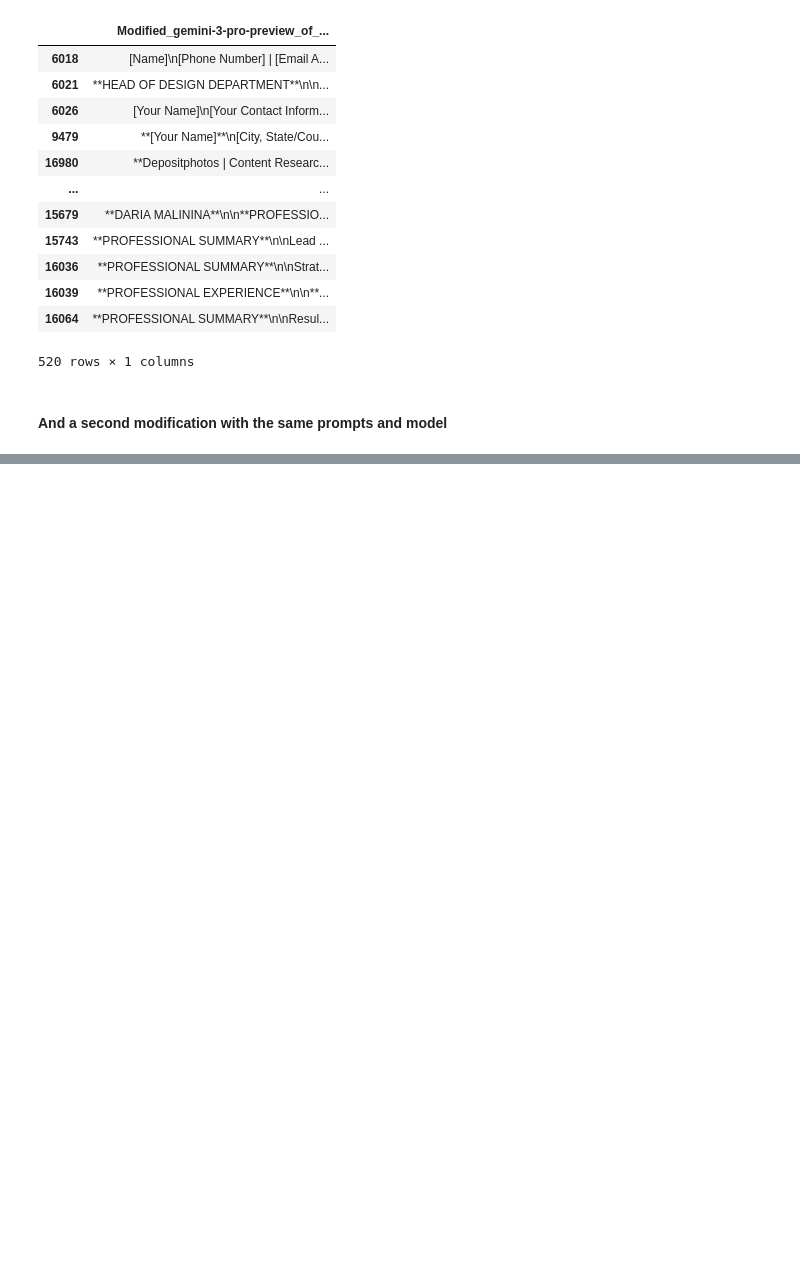
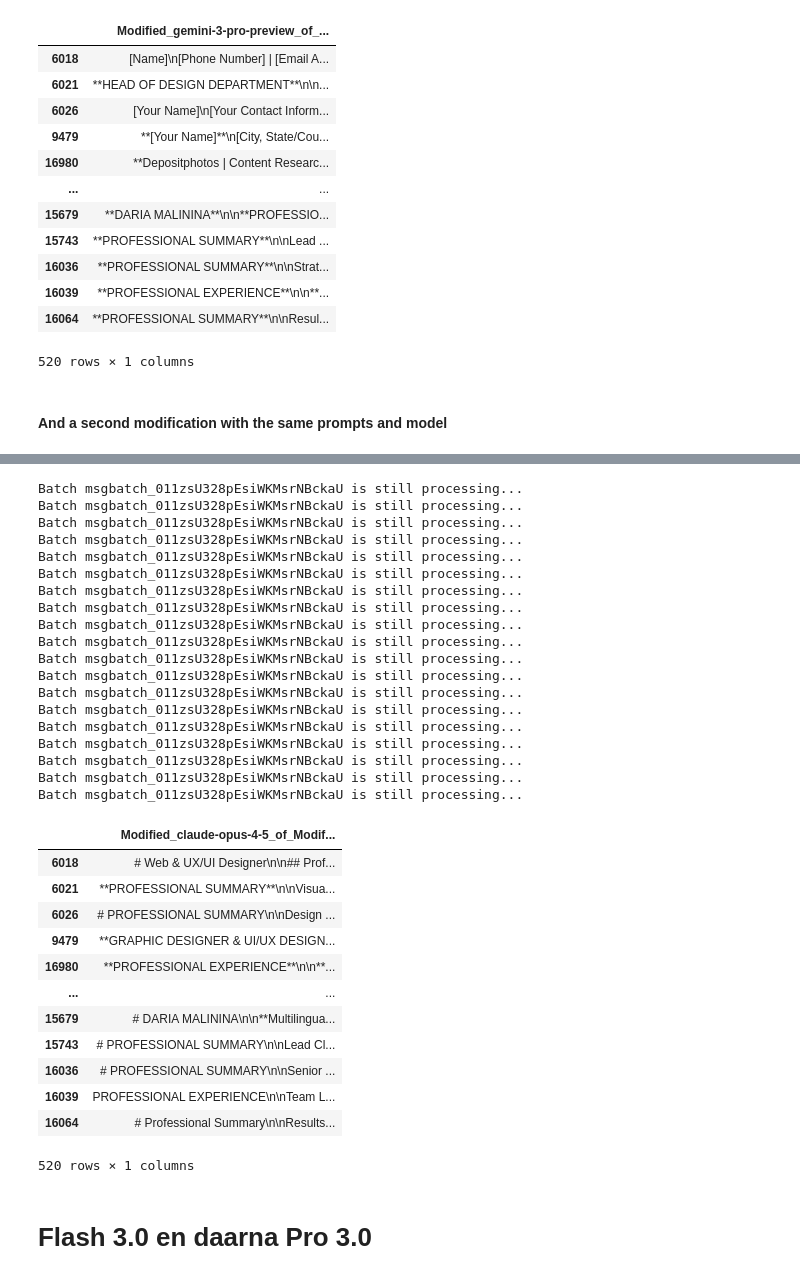
Before and after one commit to pvdklei/FACT, a Jupyter notebook: pepijn/modify.ipynb, the cells around one changed output, grey strips where cells are left out. Saved outputs shown, nothing was run; the diff lists cells and outputs as text; code cells hidden in the pictures; blank space fills up the shorter version.

```diff
--- a/pepijn/modify.ipynb
+++ b/pepijn/modify.ipynb
@@ -663,0 +810,41 @@ finish_experiment_gemini(
+# %%
+run_experiment(
+    client=opus_4_5_modification_client_google_ux,
+    df=once_modified_sonnet_google_ux_df,
+    save_to=os.path.join(MODIFIED_CVS_FOLDER, "twice_sonnet_opus_google_ux.csv"),
+)
+# %% [output]
+Batch msgbatch_011zsU328pEsiWKMsrNBckaU is still processing...
+Batch msgbatch_011zsU328pEsiWKMsrNBckaU is still processing...
+Batch msgbatch_011zsU328pEsiWKMsrNBckaU is still processing...
+Batch msgbatch_011zsU328pEsiWKMsrNBckaU is still processing...
+Batch msgbatch_011zsU328pEsiWKMsrNBckaU is still processing...
+Batch msgbatch_011zsU328pEsiWKMsrNBckaU is still processing...
+Batch msgbatch_011zsU328pEsiWKMsrNBckaU is still processing...
+Batch msgbatch_011zsU328pEsiWKMsrNBckaU is still processing...
+Batch msgbatch_011zsU328pEsiWKMsrNBckaU is still processing...
+Batch msgbatch_011zsU328pEsiWKMsrNBckaU is still processing...
+Batch msgbatch_011zsU328pEsiWKMsrNBckaU is still processing...
+Batch msgbatch_011zsU328pEsiWKMsrNBckaU is still processing...
+Batch msgbatch_011zsU328pEsiWKMsrNBckaU is still processing...
+Batch msgbatch_011zsU328pEsiWKMsrNBckaU is still processing...
+Batch msgbatch_011zsU328pEsiWKMsrNBckaU is still processing...
+Batch msgbatch_011zsU328pEsiWKMsrNBckaU is still processing...
+Batch msgbatch_011zsU328pEsiWKMsrNBckaU is still processing...
+Batch msgbatch_011zsU328pEsiWKMsrNBckaU is still processing...
+Batch msgbatch_011zsU328pEsiWKMsrNBckaU is still processing...
+|  | Modified_claude-opus-4-5_of_Modif... |
+| 6018 | # Web & UX/UI Designer\n\n## Prof... |
+| 6021 | **PROFESSIONAL SUMMARY**\n\nVisua... |
+| 6026 | # PROFESSIONAL SUMMARY\n\nDesign ... |
+| 9479 | **GRAPHIC DESIGNER & UI/UX DESIGN... |
+| 16980 | **PROFESSIONAL EXPERIENCE**\n\n**... |
+| ... | ... |
+| 15679 | # DARIA MALININA\n\n**Multilingua... |
+| 15743 | # PROFESSIONAL SUMMARY\n\nLead Cl... |
+| 16036 | # PROFESSIONAL SUMMARY\n\nSenior ... |
+| 16039 | PROFESSIONAL EXPERIENCE\n\nTeam L... |
+| 16064 | # Professional Summary\n\nResults... |
+520 rows × 1 columns
+# %% [markdown]
+# Flash 3.0 en daarna Pro 3.0
```
Also changed, not shown: parts of 19 cells of this notebook, 19 other files.
